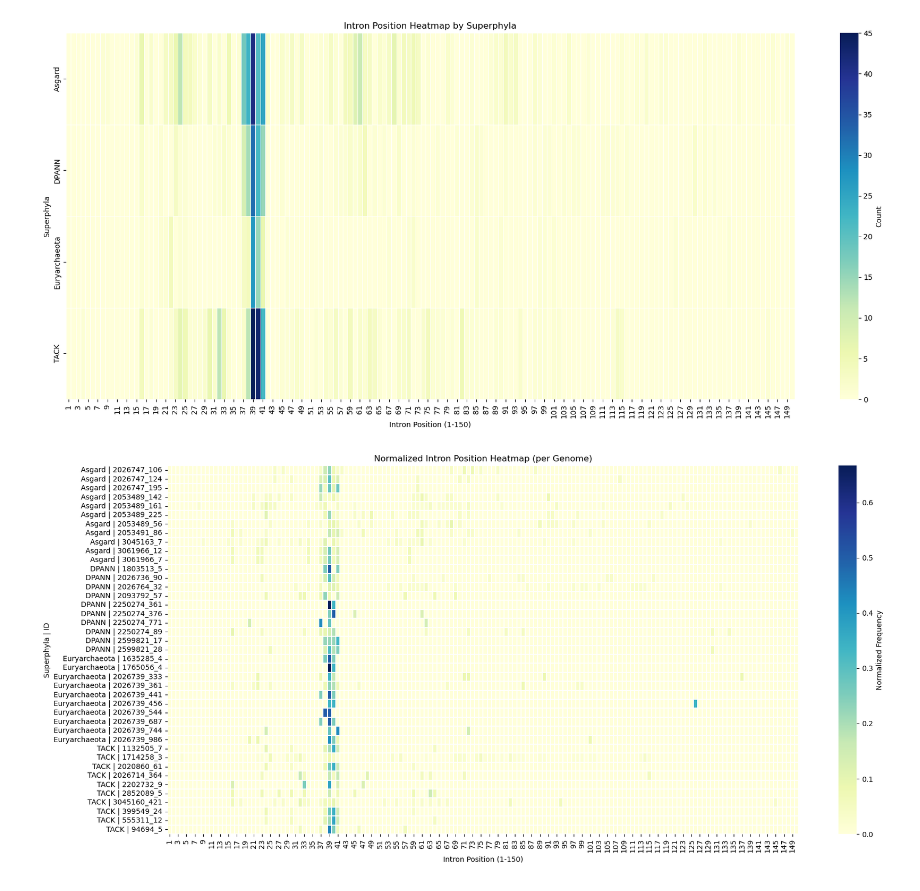
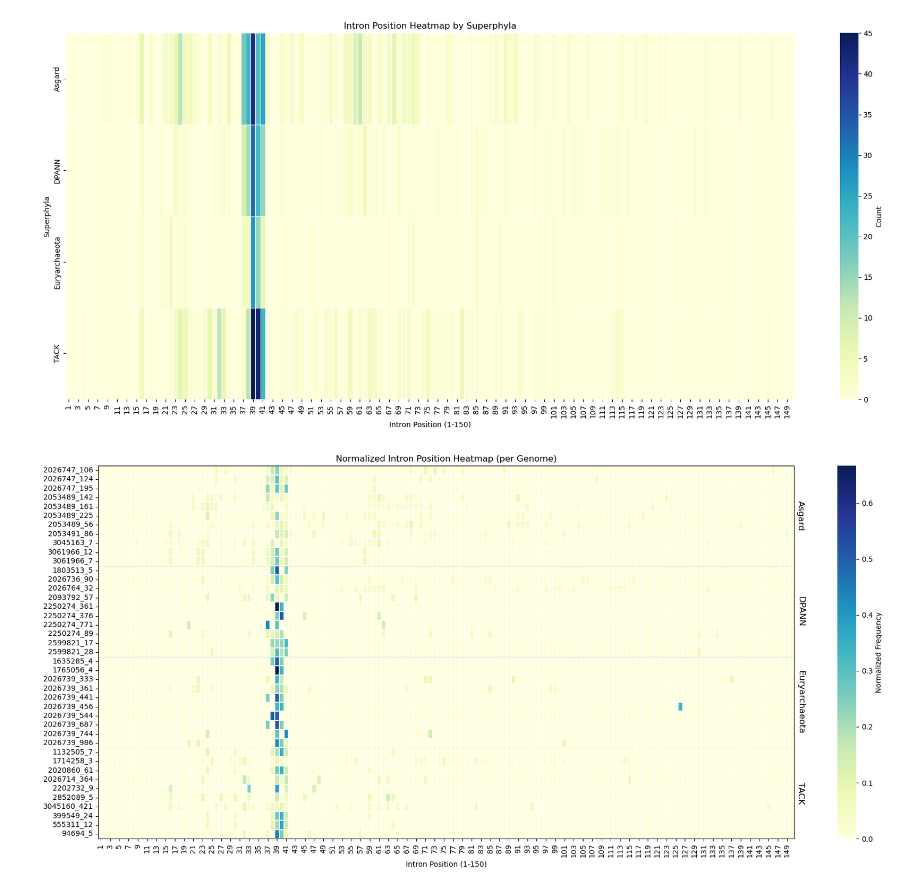
Before and after one commit to sl0wl1/rna_prot_struc_prac, a Jupyter notebook: day_2.ipynb, the cells around one changed output. Drawn from its saved outputs; the diff is of its cells as text; code cells hidden in the pictures.

```diff
--- a/day_2.ipynb
+++ b/day_2.ipynb
@@ -224,3 +70,5 @@ trnascan_df
+# %%
+trnascan_df = extract_tRNAscan_file("./")
 # %% [markdown]
 # Average mature tRNA-anticodon size across superphyla visualization
 # %% [markdown]
@@ -527,30 +375,47 @@ plt.tight_layout()
 plt.show()
 # %% [output]
 [figure]
-# %%
-import seaborn as sns
-import matplotlib.pyplot as plt
-
-# Normalize each row by its sum (across position columns)
-position_cols = list(range(1, 151))
-row_sums = pos_df[position_cols].sum(axis=1)
-norm_matrix = pos_df[position_cols].div(row_sums, axis=0).fillna(0)
-
-# Use superphyla and id as row labels for clarity
-row_labels = pos_df['superphyla'] + ' | ' + pos_df['id']
-norm_matrix.index = row_labels
-
-plt.figure(figsize=(18, max(6, 0.2 * len(norm_matrix))))
-sns.heatmap(
-    norm_matrix,
-    cmap="YlGnBu",
-    cbar_kws={'label': 'Normalized Frequency'},
-    linewidths=0.2
-)
-plt.xlabel("Intron Position (1-150)")
-plt.ylabel("Superphyla | ID")
-plt.title("Normalized Intron Position Heatmap (per Genome)")
-plt.tight_layout()
-plt.show()
-# %% [output]
-[figure, removed]
+# %%
+import seaborn as sns
+import matplotlib.pyplot as plt
+
+# Normalize each row by its sum (across position columns)
+row_sums = pos_df[position_cols].sum(axis=1)
+norm_matrix = pos_df[position_cols].div(row_sums, axis=0).fillna(0)
+
+# Use superphyla and id as row labels for clarity
+row_labels = pos_df['id']
+norm_matrix.index = row_labels
+
+# Find indices where superphyla changes to insert grey lines
+superphyla_series = pos_df['superphyla']
+superphyla_change_idx = [i for i in range(1, len(superphyla_series))
+                         if superphyla_series.iloc[i] != superphyla_series.iloc[i-1]]
+
+plt.figure(figsize=(18, max(6, 0.2 * len(norm_matrix))))
+ax = sns.heatmap(
+    norm_matrix,
+    cmap="YlGnBu",
+    cbar_kws={'label': 'Normalized Frequency'},
+    linewidths=0.2
+)
+plt.xlabel("Intron Position (1-150)")
+plt.ylabel("")
+plt.title("Normalized Intron Position Heatmap (per Genome)")
+
+# Draw grey lines between superphyla
+for idx in superphyla_change_idx:
+    ax.axhline(idx, color='grey', linewidth=0.5, linestyle='--', zorder=10, alpha=0.5)
+
+# Add superphyla labels on the right y-axis
+ax2 = ax.twinx()
+ax2.set_ylim(ax.get_ylim())
+ax2.set_yticks([(start + end) / 2 for start, end in zip([0] + superphyla_change_idx, superphyla_change_idx + [len(superphyla_series)])])
+ax2.set_yticklabels(sorted(superphyla_series.unique()), rotation=270, va='center', fontsize=12)
+ax2.tick_params(axis='y', length=0)
+# ax2.set_ylabel("Superphyla ", rotation=270, labelpad=20, fontsize=14)
+
+plt.tight_layout()
+plt.show()
+# %% [output]
+[figure, added]
```
Also changed, not shown: parts of 5 cells of this notebook, 17 other files.
